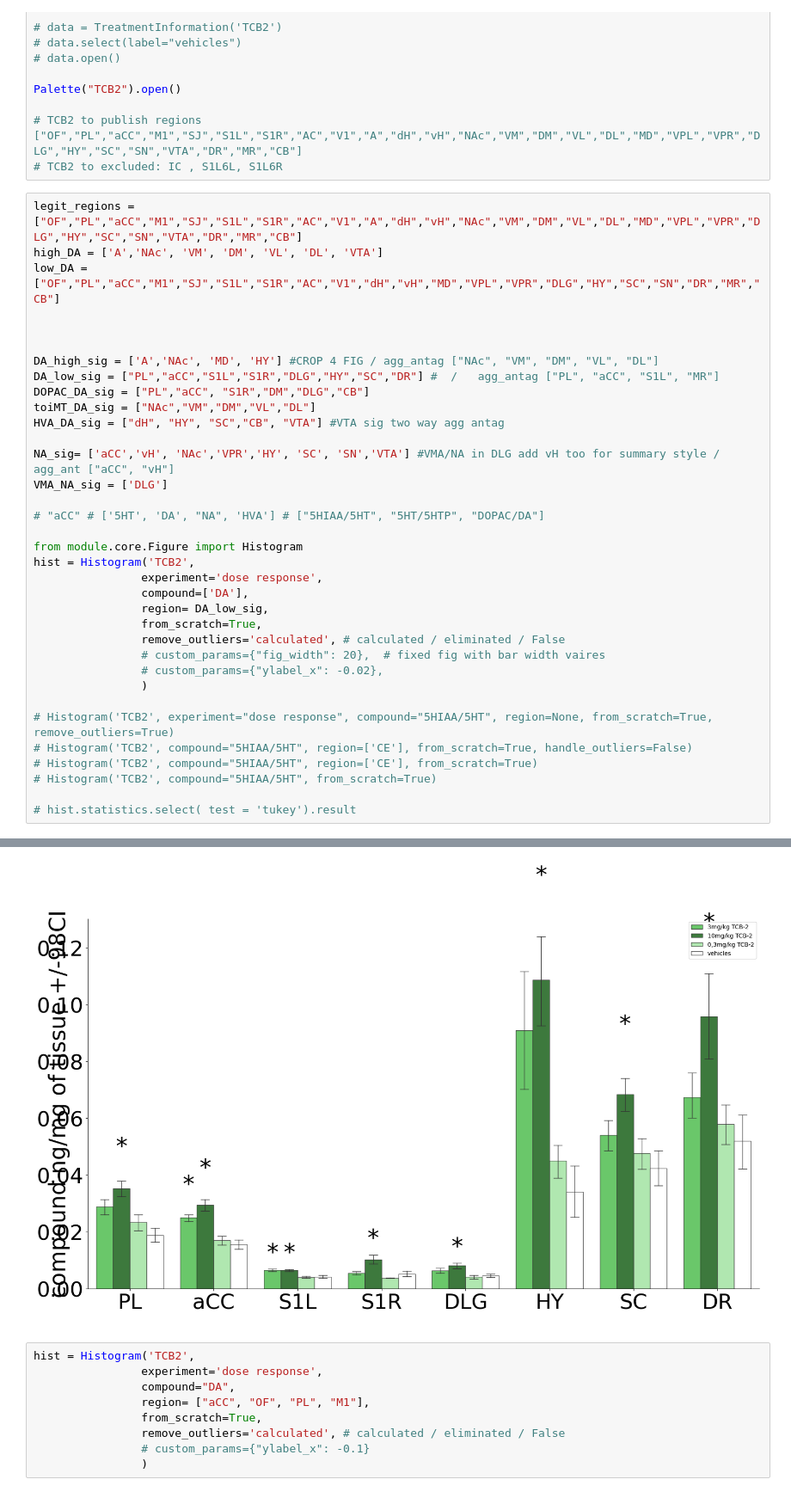
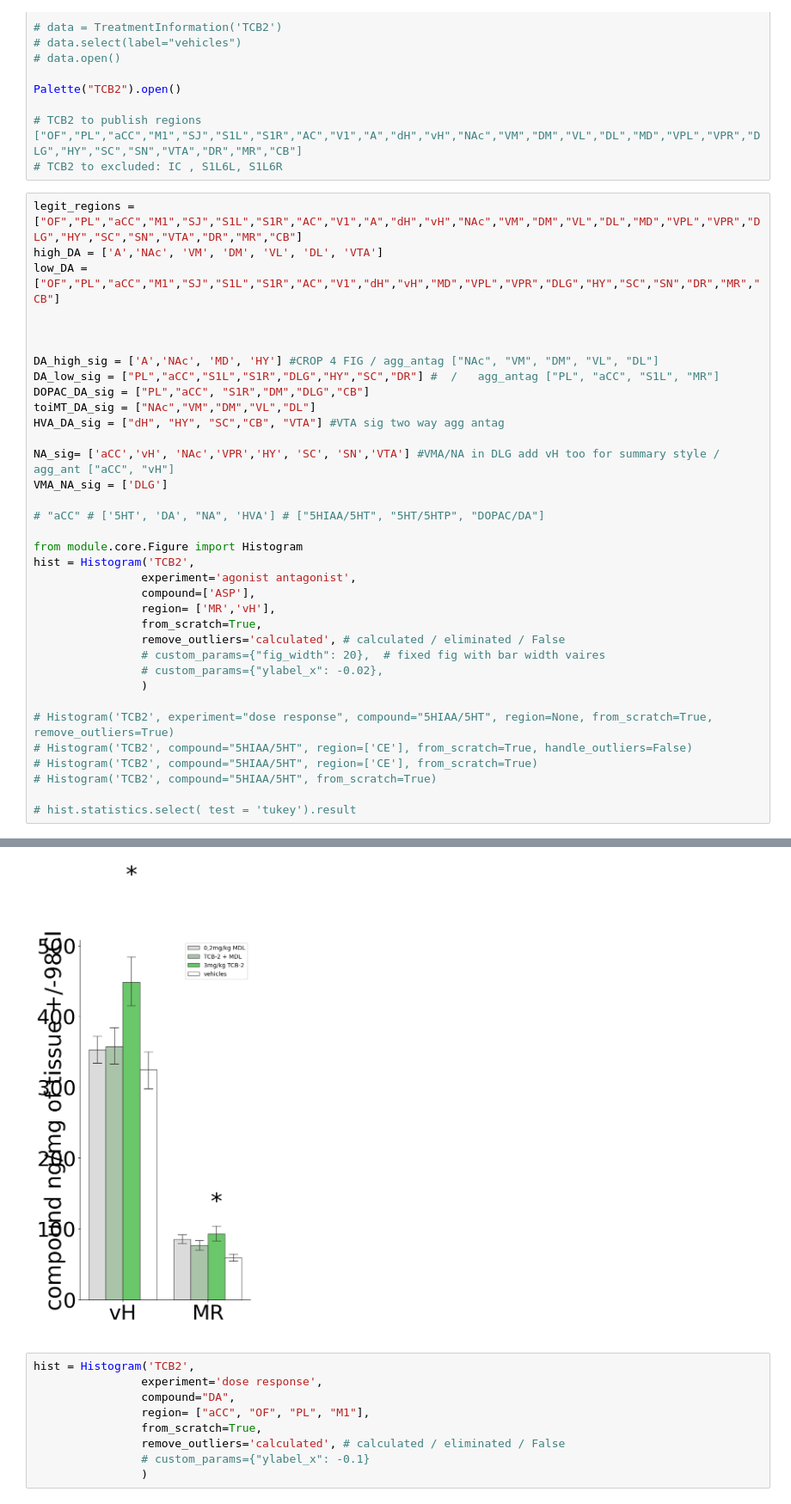
Before and after one commit to remicorne/phd, a Jupyter notebook: NEW_DASH.ipynb, the cells around one changed output, grey strips where cells are left out. Shown at 86% size. Drawn from its saved outputs; the diff is of its cells as text.

```diff
--- a/NEW_DASH.ipynb
+++ b/NEW_DASH.ipynb
@@ -104,9 +116,9 @@ VMA_NA_sig = ['DLG']
 
 from module.core.Figure import Histogram
 hist = Histogram('TCB2',
-                experiment='dose response',
-                compound=['DA'],
-                region= DA_low_sig,
+                experiment='agonist antagonist',
+                compound=['ASP'],
+                region= ['MR','vH'],
                 from_scratch=True,
                 remove_outliers='calculated', # calculated / eliminated / False
                 # custom_params={"fig_width": 20},  # fixed fig with bar width vaires
@@ -126,4 +137,4 @@ SAVED /Users/jasminebutler/Desktop/phd/PROJECTS/TCB2/dose response/DA in ['PL',
-[figure, old version]
+[figure, new version]
 # %%
 hist = Histogram('TCB2',
                 experiment='dose response',
```
Also changed, not shown: parts of 4 cells of this notebook, 1 other file.
